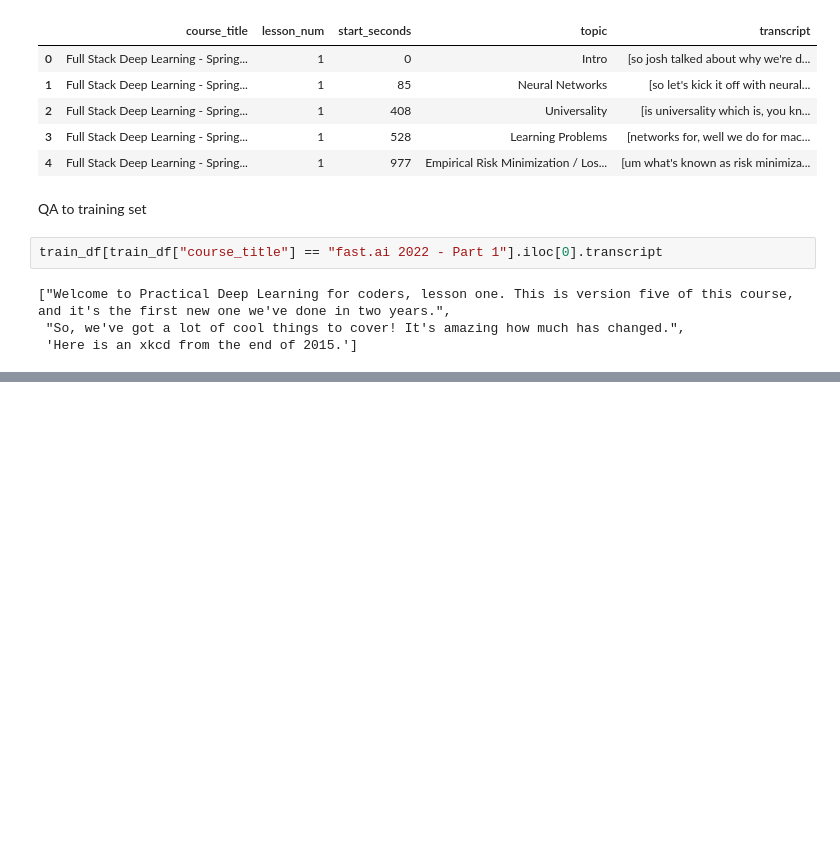
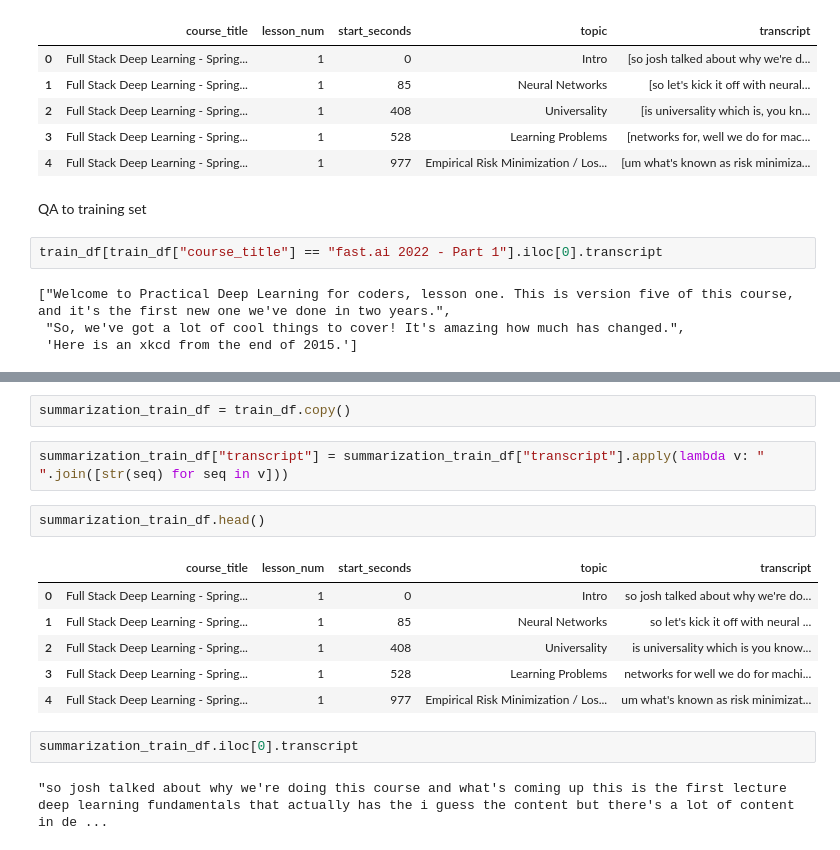
Before and after one commit to ohmeow/fsdl_2022_course_project, a Jupyter notebook: nbs/_exp/_wg_exp_building_train_data.ipynb, the cells around one changed output, grey strips where cells are left out. Drawn from its saved outputs; the diff is of its cells as text; blank space fills up the shorter version.

```diff
--- a/nbs/_exp/_wg_exp_building_train_data.ipynb
+++ b/nbs/_exp/_wg_exp_building_train_data.ipynb
@@ -115,0 +166,17 @@ train_df[train_df["course_title"] == "fast.ai 2022 - Part 1"].iloc[0].transcript
+# %%
+summarization_train_df = train_df.copy()
+# %%
+summarization_train_df["transcript"] = summarization_train_df["transcript"].apply(lambda v: " ".join([str(seq) for seq in v]))
+# %%
+summarization_train_df.head()
+# %% [output]
+|  | course_title | lesson_num | start_seconds | topic | transcript |
+| 0 | Full Stack Deep Learning - Spring... | 1 | 0 | Intro | so josh talked about why we're do... |
+| 1 | Full Stack Deep Learning - Spring... | 1 | 85 | Neural Networks | so let's kick it off with neural ... |
+| 2 | Full Stack Deep Learning - Spring... | 1 | 408 | Universality | is universality which is you know... |
+| 3 | Full Stack Deep Learning - Spring... | 1 | 528 | Learning Problems | networks for well we do for machi... |
+| 4 | Full Stack Deep Learning - Spring... | 1 | 977 | Empirical Risk Minimization / Los... | um what's known as risk minimizat... |
+# %%
+summarization_train_df.iloc[0].transcript
+# %% [output]
+"so josh talked about why we're doing this course and what's coming up this is the first lecture deep learning fundamentals that actually has the i guess the content but there's a lot of content in de ...
```
Also changed, not shown: parts of 17 cells of this notebook, 8 other files.
